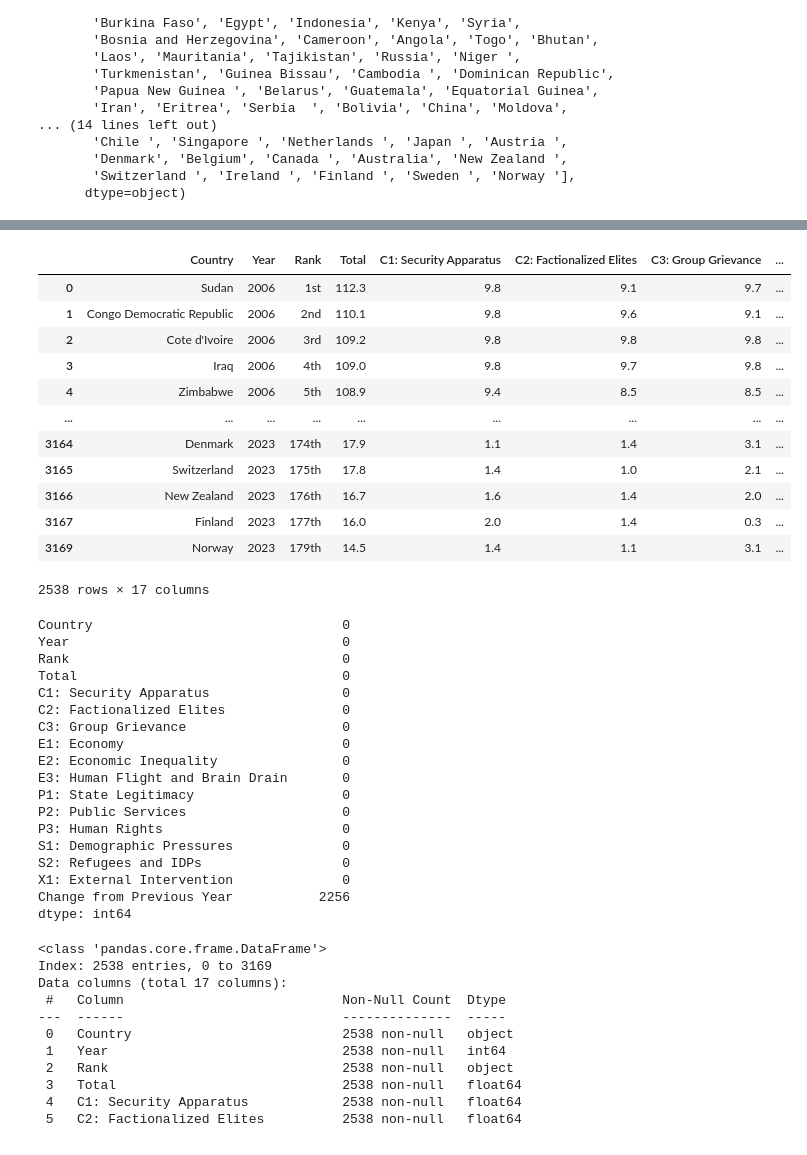
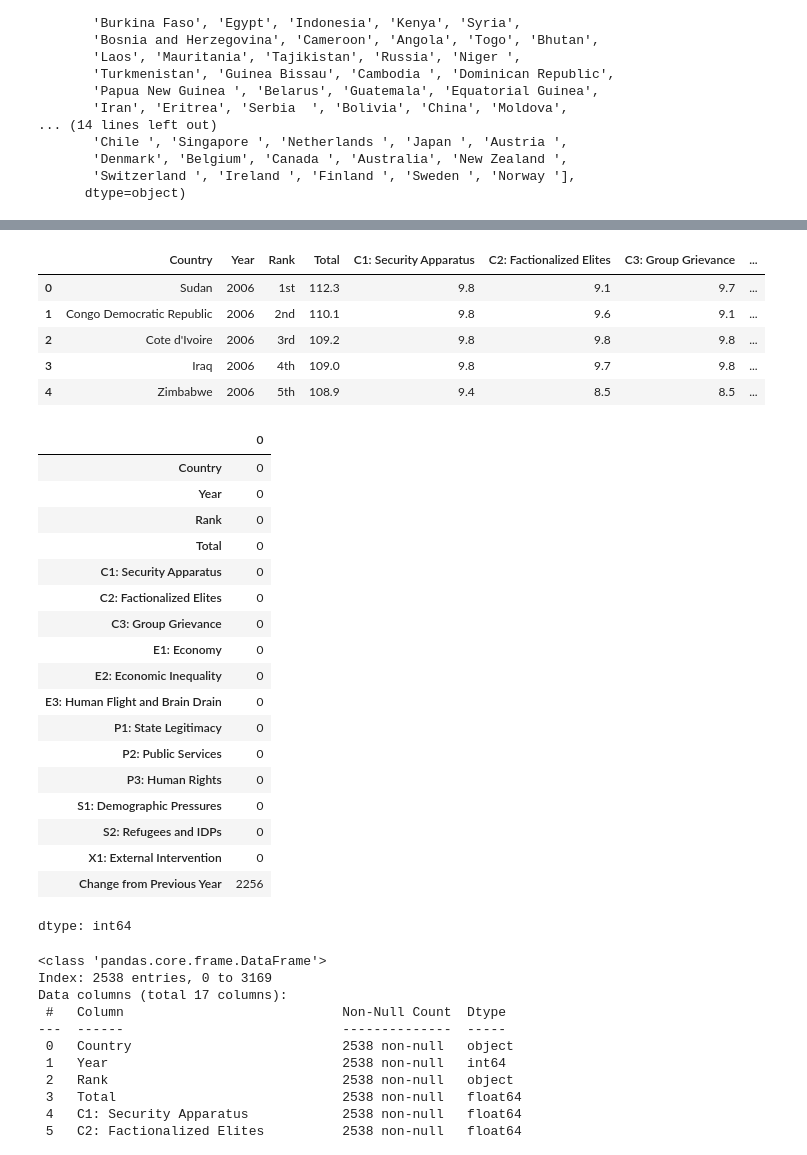
Before and after one commit to thhelen/-Predictive-Modeling-for-State-Fragility-Assessment, a Jupyter notebook: eda.ipynb, the cells around one changed output, grey strips where cells are left out. Drawn from its saved outputs; the diff is of its cells as text; code cells hidden in the pictures.

```diff
--- a/eda.ipynb
+++ b/eda.ipynb
@@ -27,7 +35,7 @@ train_2019 = pd.read_excel("fsi-2019.xlsx")
 train_2020 = pd.read_excel("fsi-2020.xlsx")
 train_2021 = pd.read_excel("fsi-2021.xlsx")
 train_2022 = pd.read_excel("fsi-2022-download.xlsx")
-train_2023 = pd.read_excel("fSI-2023-DOWNLOAD (1).xlsx")
+train_2023 = pd.read_excel("FSI-2023-DOWNLOAD (1).xlsx")
 # %%
 train_2006.Country.unique()
 # %% [output]
@@ -115,41 +114,35 @@ countries_with_all_data = countries_with_all_data[countries_with_all_data].index
 
 combined_train = combined_train[combined_train['Country'].isin(countries_with_all_data)]
 # %%
-combined_train
+combined_train.head()
 # %% [output]
 |  | Country | Year | Rank | Total | C1: Security Apparatus | C2: Factionalized Elites | C3: Group Grievance | ... |
 | 0 | Sudan | 2006 | 1st | 112.3 | 9.8 | 9.1 | 9.7 | ... |
 | 1 | Congo Democratic Republic | 2006 | 2nd | 110.1 | 9.8 | 9.6 | 9.1 | ... |
 | 2 | Cote d'Ivoire | 2006 | 3rd | 109.2 | 9.8 | 9.8 | 9.8 | ... |
 | 3 | Iraq | 2006 | 4th | 109.0 | 9.8 | 9.7 | 9.8 | ... |
 | 4 | Zimbabwe | 2006 | 5th | 108.9 | 9.4 | 8.5 | 8.5 | ... |
-| ... | ... | ... | ... | ... | ... | ... | ... | ... |
-| 3164 | Denmark | 2023 | 174th | 17.9 | 1.1 | 1.4 | 3.1 | ... |
-| 3165 | Switzerland | 2023 | 175th | 17.8 | 1.4 | 1.0 | 2.1 | ... |
-| 3166 | New Zealand | 2023 | 176th | 16.7 | 1.6 | 1.4 | 2.0 | ... |
-| 3167 | Finland | 2023 | 177th | 16.0 | 2.0 | 1.4 | 0.3 | ... |
-| 3169 | Norway | 2023 | 179th | 14.5 | 1.4 | 1.1 | 3.1 | ... |
-2538 rows × 17 columns
 # %%
 combined_train.isna().sum()
 # %% [output]
+|  | 0 |
+| Country | 0 |
+| Year | 0 |
+| Rank | 0 |
+| Total | 0 |
+| C1: Security Apparatus | 0 |
+| C2: Factionalized Elites | 0 |
+| C3: Group Grievance | 0 |
+| E1: Economy | 0 |
+| E2: Economic Inequality | 0 |
+| E3: Human Flight and Brain Drain | 0 |
+| P1: State Legitimacy | 0 |
+| P2: Public Services | 0 |
+| P3: Human Rights | 0 |
+| S1: Demographic Pressures | 0 |
+| S2: Refugees and IDPs | 0 |
+| X1: External Intervention | 0 |
+| Change from Previous Year | 2256 |
-Country                                0
-Year                                   0
-Rank                                   0
-Total                                  0
-C1: Security Apparatus                 0
-C2: Factionalized Elites               0
-C3: Group Grievance                    0
-E1: Economy                            0
-E2: Economic Inequality                0
-E3: Human Flight and Brain Drain       0
-P1: State Legitimacy                   0
-P2: Public Services                    0
-P3: Human Rights                       0
-S1: Demographic Pressures              0
-S2: Refugees and IDPs                  0
-X1: External Intervention              0
-Change from Previous Year           2256
 dtype: int64
 # %%
 print(combined_train.info())
```
Also changed, not shown: parts of 12 cells of this notebook.
